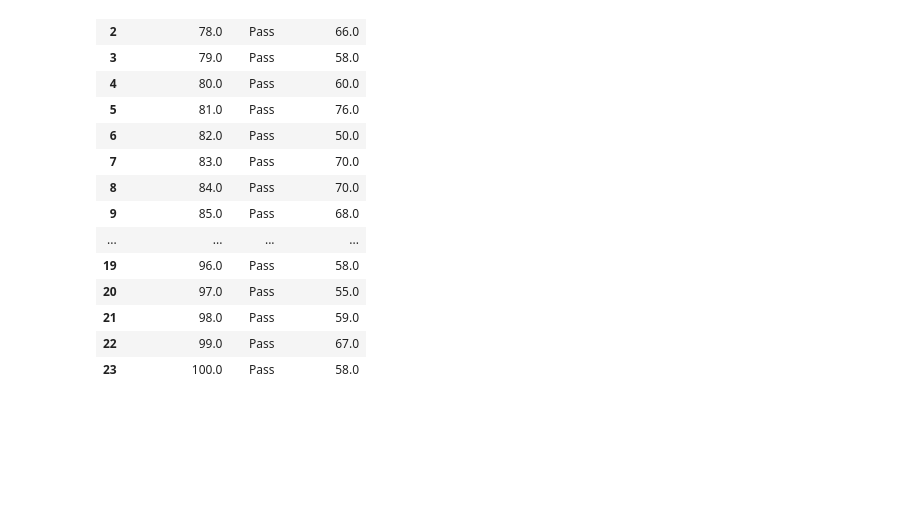
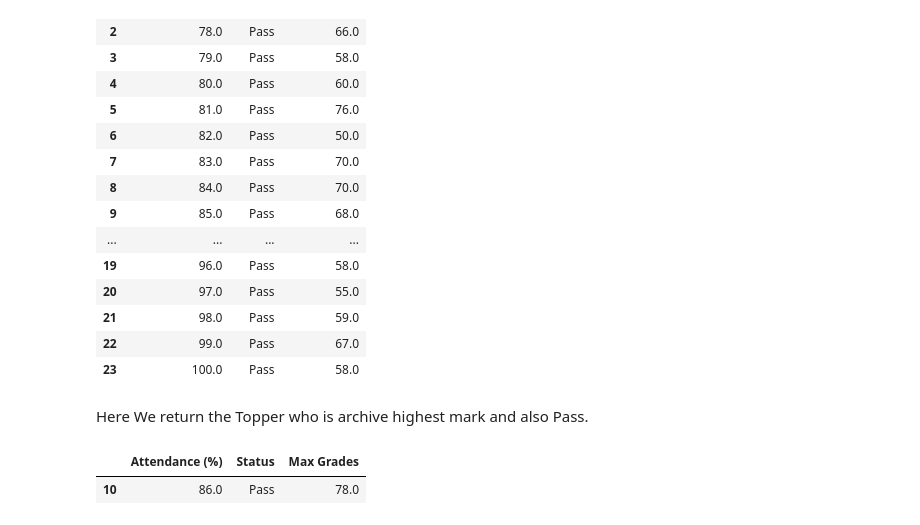
Before and after one commit to akxiit/Normal-Data-Visulization, a Jupyter notebook: notebooks/Student-Performance/Student_Performance.ipynb, the cells around one changed output. Cells and saved outputs as stored; diff of their text form; code cells hidden in the pictures; blank space fills up the shorter version.

```diff
--- a/notebooks/Student-Performance/Student_Performance.ipynb
+++ b/notebooks/Student-Performance/Student_Performance.ipynb
@@ -113,3 +113,10 @@ Eligible_student
 | 21 | 98.0 | Pass | 59.0 |
 | 22 | 99.0 | Pass | 67.0 |
 | 23 | 100.0 | Pass | 58.0 |
+# %% [markdown]
+Here We return the Topper who is archive highest mark and also Pass.
+# %%
+Eligible_student[Eligible_student['Max Grades'] == Eligible_student['Max Grades'].max()]
+# %% [output]
+|  | Attendance (%) | Status | Max Grades |
+| 10 | 86.0 | Pass | 78.0 |
```
